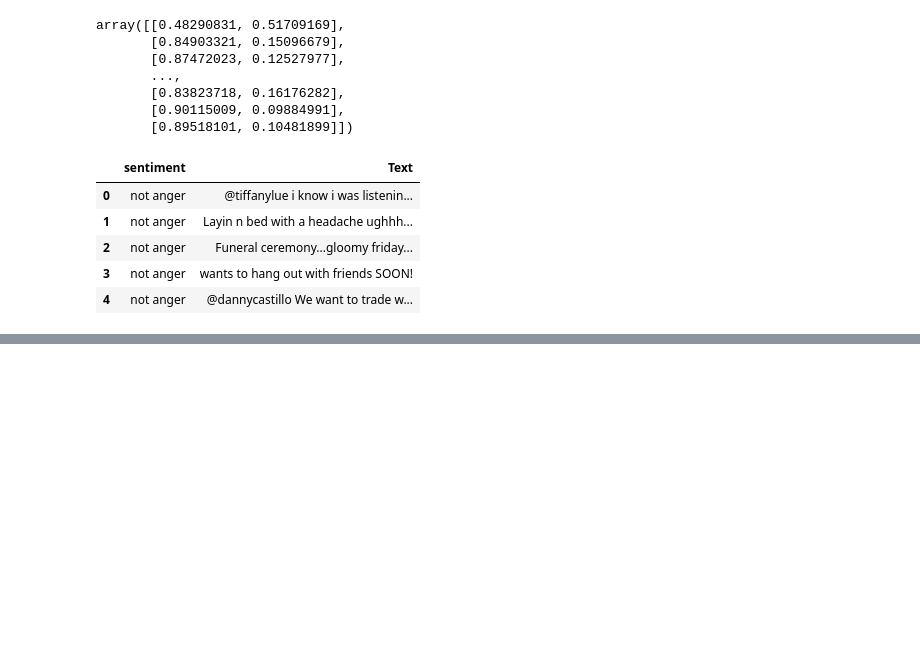
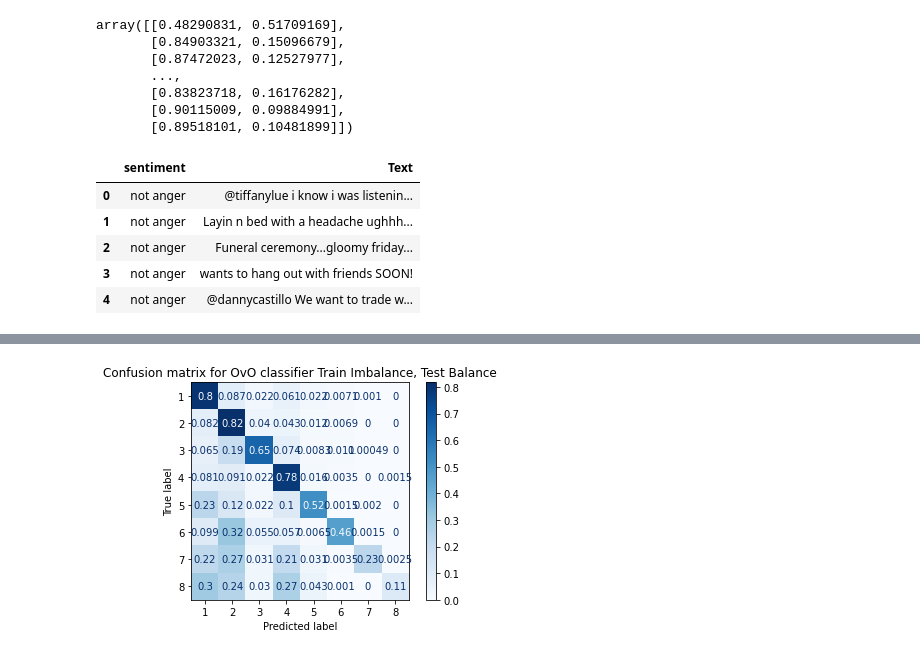
Before and after one commit to ianc12/EmotionsDataProject, a Jupyter notebook: Sneha/Predict_OVO_SVM.ipynb, the cells around one changed output, grey strips where cells are left out. Drawn from its saved outputs; the diff is of its cells as text; code cells hidden in the pictures; blank space fills up the shorter version.

```diff
--- a/Sneha/Predict_OVO_SVM.ipynb
+++ b/Sneha/Predict_OVO_SVM.ipynb
@@ -580,0 +703,31 @@ print(b[0])
+# %%
+#Imbalance Train and Balanced Test
+
+
+vectorizer = TfidfVectorizer(min_df = 5,
+                             max_df = 0.8,
+                             sublinear_tf = True,
+                             use_idf = True)
+train_vectors_ovo = vectorizer.fit_transform(unbalanced_train['Text'])
+test_vectors_ovo = vectorizer.transform(balanced_test['Text'])
+
+classifier_ovo = svm.SVC(decision_function_shape='ovo')
+t0 = time.time()
+classifier_ovo.fit(train_vectors_ovo, unbalanced_train['sentiment'])
+t1 = time.time()
+#svm.SVC(decision_function_shape='ovo')
+prediction_ovo = classifier_ovo.predict(test_vectors_ovo)
+t2 = time.time()
+time_ovo_train = t1-t0
+time_ovo_predict = t2-t1
+
+print("Training time: %fs; Prediction time: %fs" % (time_ovo_train, time_ovo_predict))
+report = classification_report(balanced_test['sentiment'], prediction_ovo, output_dict=True)
+print('happy: ', report['1'])
+print('fear: ', report['2'])
+print('sadness: ', report['3'])
+print('neutral: ', report['4'])
+print('love: ', report['5'])
+print('anger: ', report['6'])
+print('surprise: ', report['7'])
+print('relief: ', report['8'])
@@ -580,0 +744,11 @@ print(b[0])
+# %%
+from sklearn.metrics import plot_confusion_matrix
+from mlxtend.plotting import plot_decision_regions
+matrix = plot_confusion_matrix(classifier_ovo, test_vectors_ovo, balanced_test['sentiment'],
+                                 cmap=plt.cm.Blues,
+                                 normalize='true')
+plt.title('Confusion matrix for OvO classifier Train Imbalance, Test Balance')
+plt.show(matrix)
+plt.show()
+# %% [output]
+[figure, added]
```
Also changed, not shown: parts of 16 cells of this notebook.
